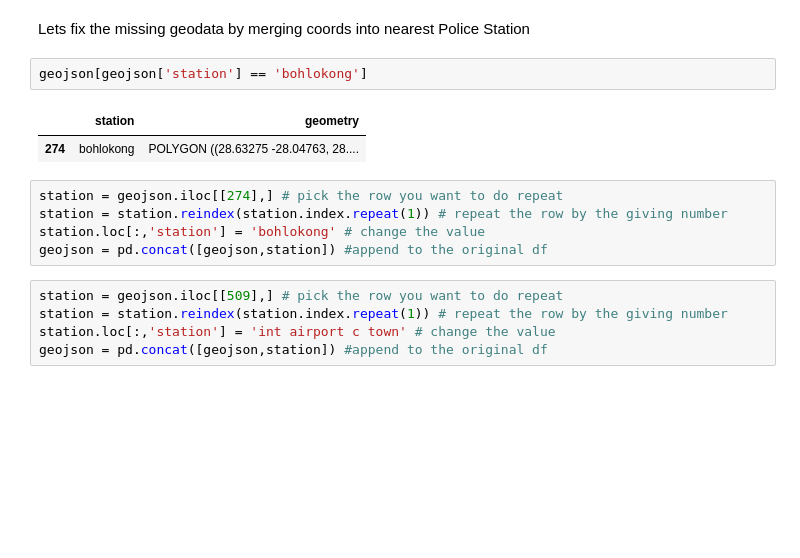
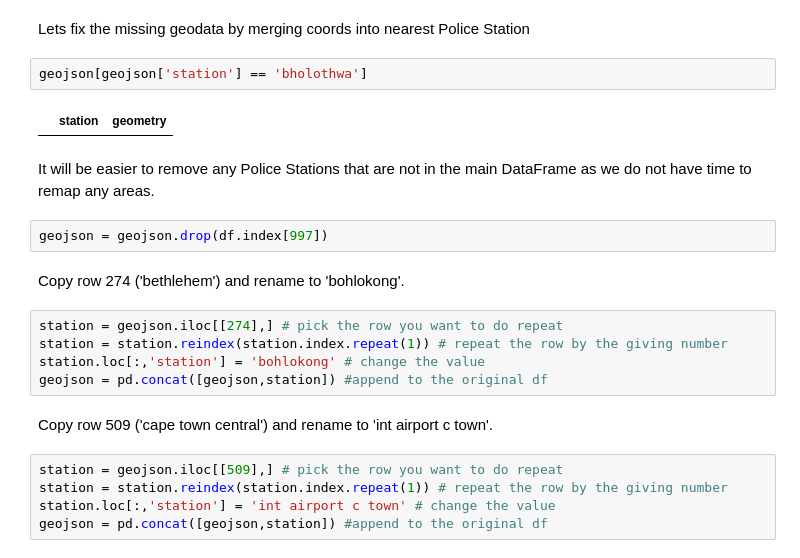
Before and after one commit to OmdenaAI/south-africa-chapter-mapping-urban-v, a Jupyter notebook: src/tasks/task4-eda-visualization/geospatial/geospatial_sa.ipynb, the cells around one changed output. Cells and saved outputs as stored; diff of their text form; blank space fills up the shorter version.

```diff
--- a/src/tasks/task4-eda-visualization/geospatial/geospatial_sa.ipynb
+++ b/src/tasks/task4-eda-visualization/geospatial/geospatial_sa.ipynb
@@ -41,15 +74,22 @@ geojson.head()
 # %% [markdown]
 Lets fix the missing geodata by merging coords into nearest Police Station
 # %%
-geojson[geojson['station'] == 'bohlokong']
+geojson[geojson['station'] == 'bholothwa']
 # %% [output]
 |  | station | geometry |
-| 274 | bohlokong | POLYGON ((28.63275 -28.04763, 28.... |
+# %% [markdown]
+It will be easier to remove any Police Stations that are not in the main DataFrame as we do not have time to remap any areas.
+# %%
+geojson = geojson.drop(df.index[997])
+# %% [markdown]
+Copy row 274 ('bethlehem') and rename to 'bohlokong'.
 # %%
 station = geojson.iloc[[274],] # pick the row you want to do repeat
 station = station.reindex(station.index.repeat(1)) # repeat the row by the giving number
 station.loc[:,'station'] = 'bohlokong' # change the value
 geojson = pd.concat([geojson,station]) #append to the original df
+# %% [markdown]
+Copy row 509 ('cape town central') and rename to 'int airport c town'.
 # %%
 station = geojson.iloc[[509],] # pick the row you want to do repeat
 station = station.reindex(station.index.repeat(1)) # repeat the row by the giving number
```
Also changed, not shown: parts of 29 cells of this notebook.
